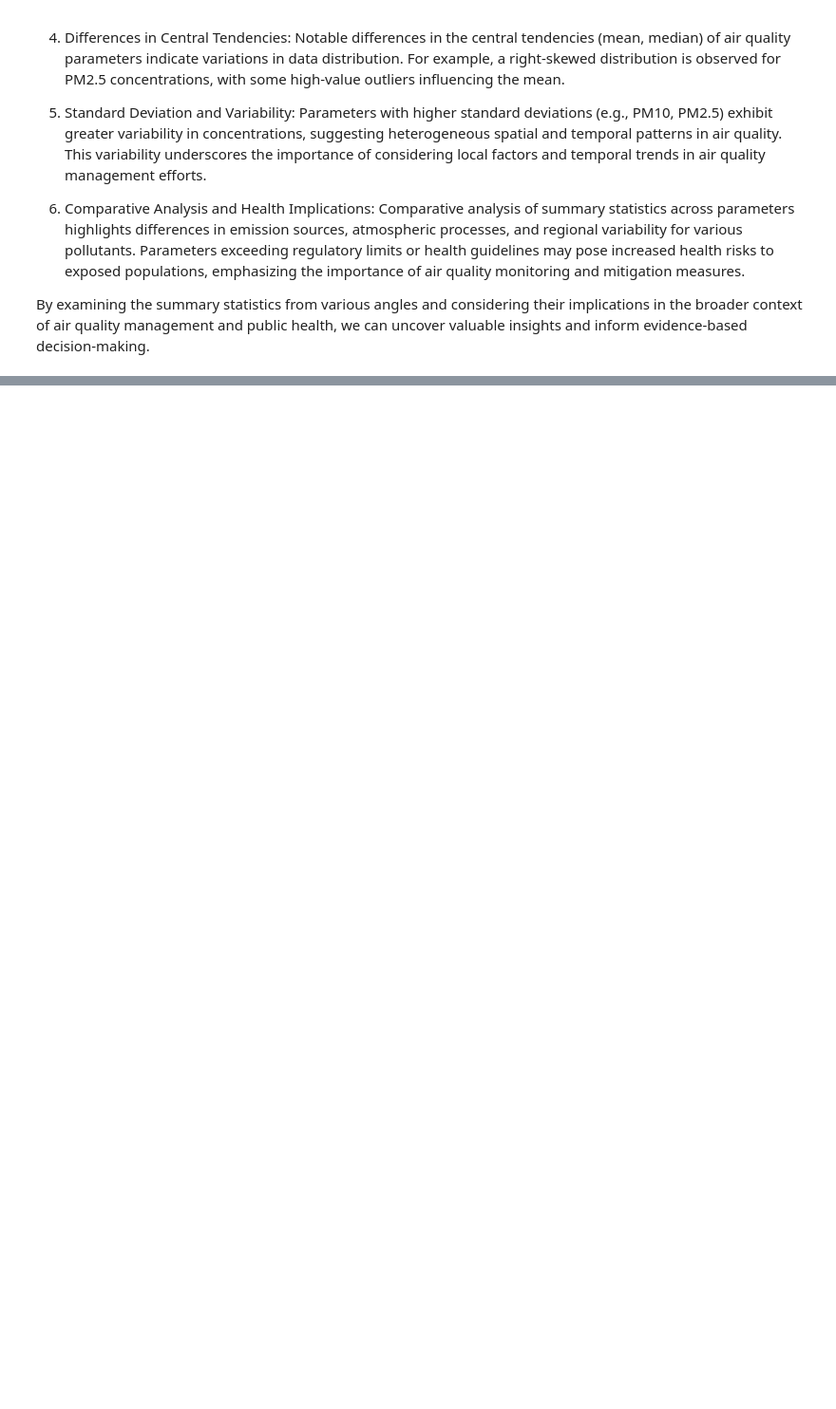
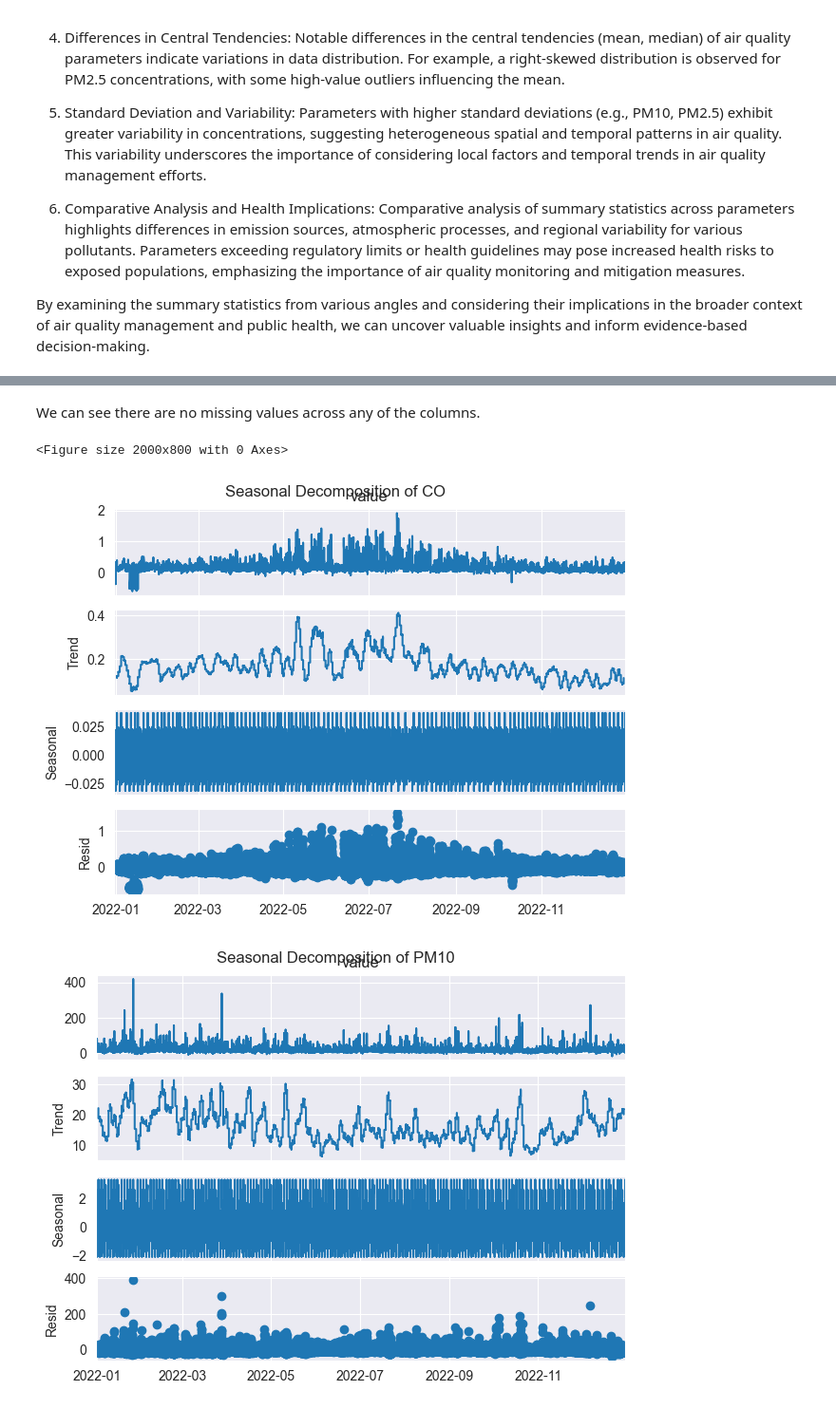
Before and after one commit to Rafsan7238/Analysing-Air-Quality-and-Lung-Disorder-in-Australia, a Jupyter notebook: frontend/Air Quality Analysis.ipynb, the cells around one changed output, grey strips where cells are left out. Shown at 95% size. Drawn from its saved outputs; the diff is of its cells as text; code cells hidden in the pictures; blank space fills up the shorter version.

```diff
--- a/frontend/Air Quality Analysis.ipynb
+++ b/frontend/Air Quality Analysis.ipynb
@@ -135,0 +146,15 @@ print(filtered_data.isnull().sum())
+# %% [markdown]
+We can see there are no missing values across any of the columns.
+# %%
+# Anomaly Detection
+# Perform seasonal decomposition on air quality parameters to detect anomalies
+plt.figure(figsize=(20, 8))
+for parameter in filtered_data['parameter_name'].unique():
+    parameter_data = filtered_data[filtered_data['parameter_name'] == parameter].set_index('date')['value']
+    decomposition = seasonal_decompose(parameter_data, model='additive', period=365)
+    decomposition.plot().suptitle(f'Seasonal Decomposition of {parameter}')
+plt.show()
+# %% [output]
+<Figure size 2000x800 with 0 Axes>
+[figure, added]
+[figure, added]
```
Also changed, not shown: parts of 2 cells of this notebook.
